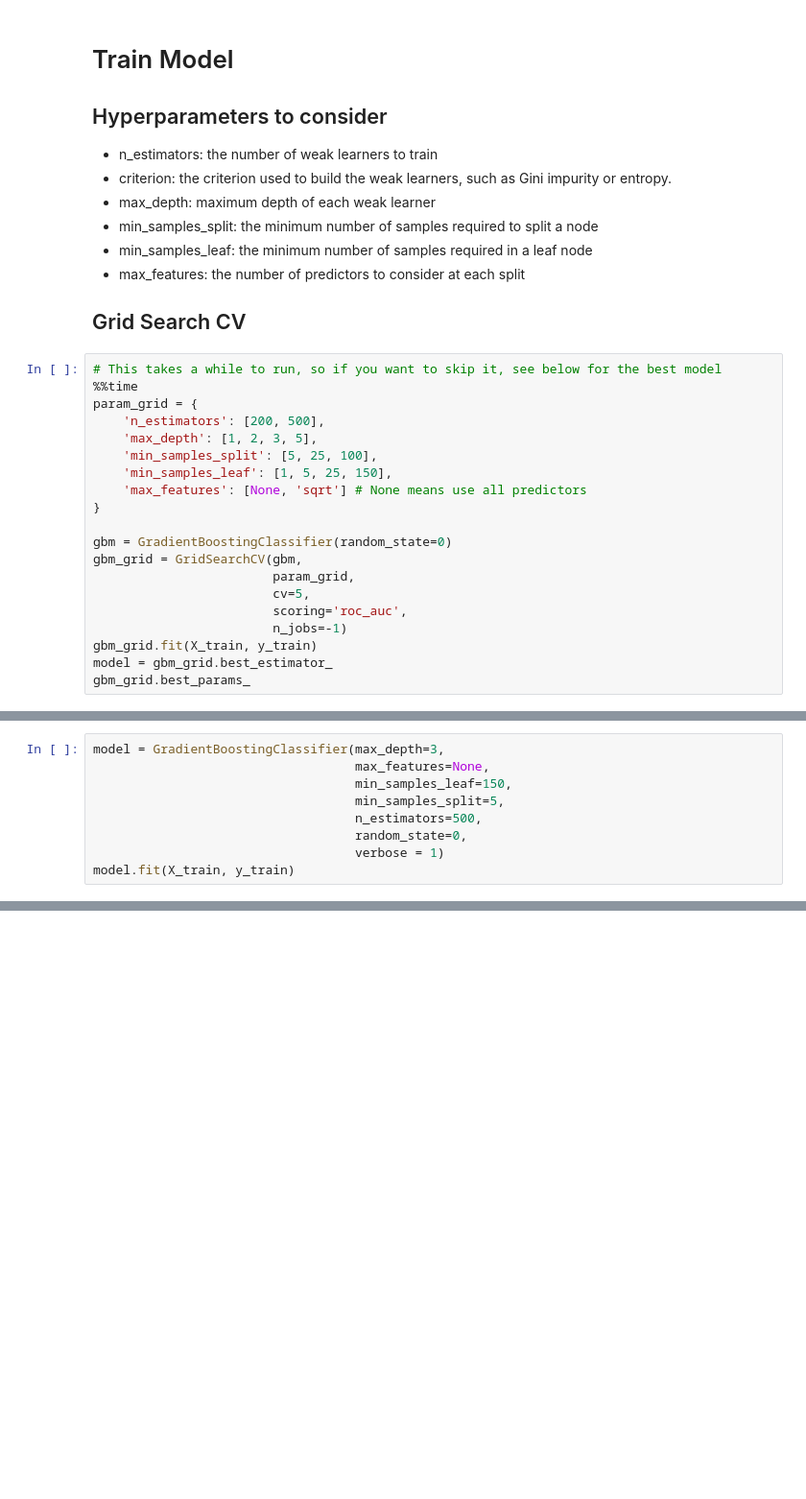
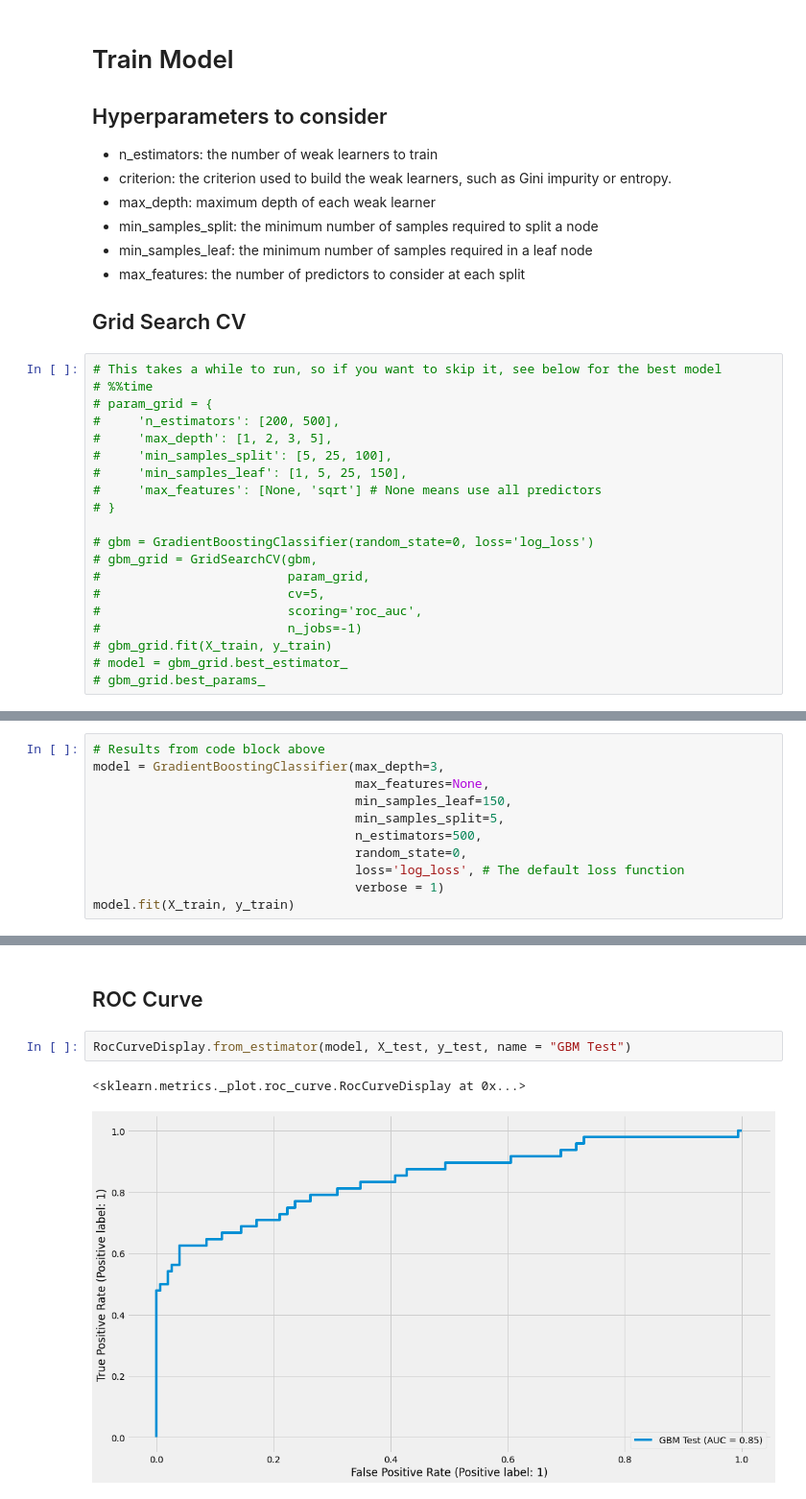
Before and after one commit to LukeMoraglia/ML_algorithms, a Jupyter notebook: GradientBoosting.ipynb, the cells around one changed output, grey strips where cells are left out. Shown at 96% size. Drawn from its saved outputs; the diff is of its cells as text; blank space fills up the shorter version.

```diff
--- a/GradientBoosting.ipynb
+++ b/GradientBoosting.ipynb
@@ -132,21 +138,21 @@ In this two-dimensional subspace, the two classes are highly overlapping.
 ## Grid Search CV
 # %%
 # This takes a while to run, so if you want to skip it, see below for the best model
-%%time
-param_grid = {
-    'n_estimators': [200, 500],
-    'max_depth': [1, 2, 3, 5],
-    'min_samples_split': [5, 25, 100],
-    'min_samples_leaf': [1, 5, 25, 150],
-    'max_features': [None, 'sqrt'] # None means use all predictors
-}
+# %%time
+# param_grid = {
+#     'n_estimators': [200, 500],
+#     'max_depth': [1, 2, 3, 5],
+#     'min_samples_split': [5, 25, 100],
+#     'min_samples_leaf': [1, 5, 25, 150],
+#     'max_features': [None, 'sqrt'] # None means use all predictors
+# }
 
-gbm = GradientBoostingClassifier(random_state=0)
-gbm_grid = GridSearchCV(gbm,
-                        param_grid,
-                        cv=5,
-                        scoring='roc_auc',
-                        n_jobs=-1)
-gbm_grid.fit(X_train, y_train)
-model = gbm_grid.best_estimator_
-gbm_grid.best_params_
+# gbm = GradientBoostingClassifier(random_state=0, loss='log_loss')
+# gbm_grid = GridSearchCV(gbm,
+#                         param_grid,
+#                         cv=5,
+#                         scoring='roc_auc',
+#                         n_jobs=-1)
+# gbm_grid.fit(X_train, y_train)
+# model = gbm_grid.best_estimator_
+# gbm_grid.best_params_
@@ -161,10 +159,12 @@ Wall time: 2min 15s
 # %%
+# Results from code block above
 model = GradientBoostingClassifier(max_depth=3,
                                    max_features=None,
                                    min_samples_leaf=150,
                                    min_samples_split=5,
                                    n_estimators=500,
                                    random_state=0,
+                                   loss='log_loss', # The default loss function
                                    verbose = 1)
 model.fit(X_train, y_train)
 # %% [output]
@@ -189,0 +206,7 @@ GradientBoostingClassifier(min_samples_leaf=150, min_samples_split=5,
+# %% [markdown]
+## ROC Curve
+# %%
+RocCurveDisplay.from_estimator(model, X_test, y_test, name = "GBM Test")
+# %% [output]
+<sklearn.metrics._plot.roc_curve.RocCurveDisplay at 0x...>
+[figure, added]
```
Also changed, not shown: parts of 15 cells of this notebook.
